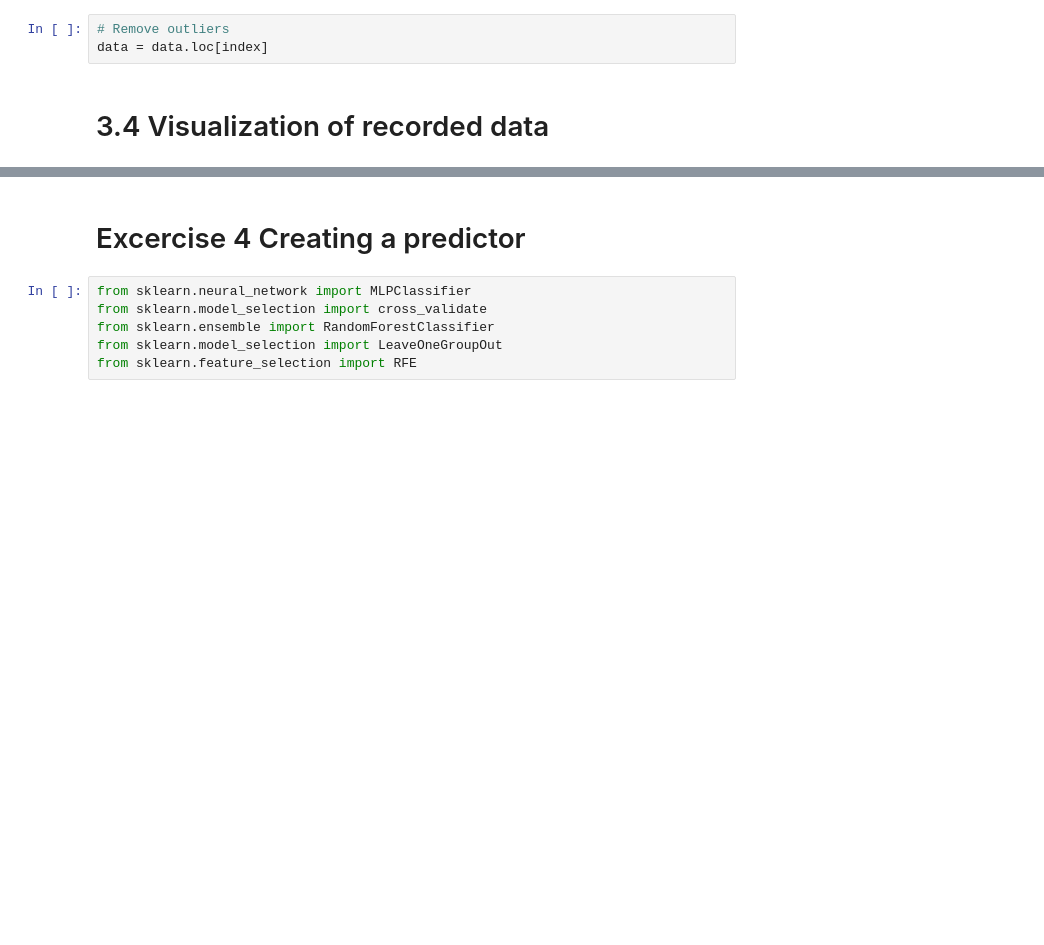
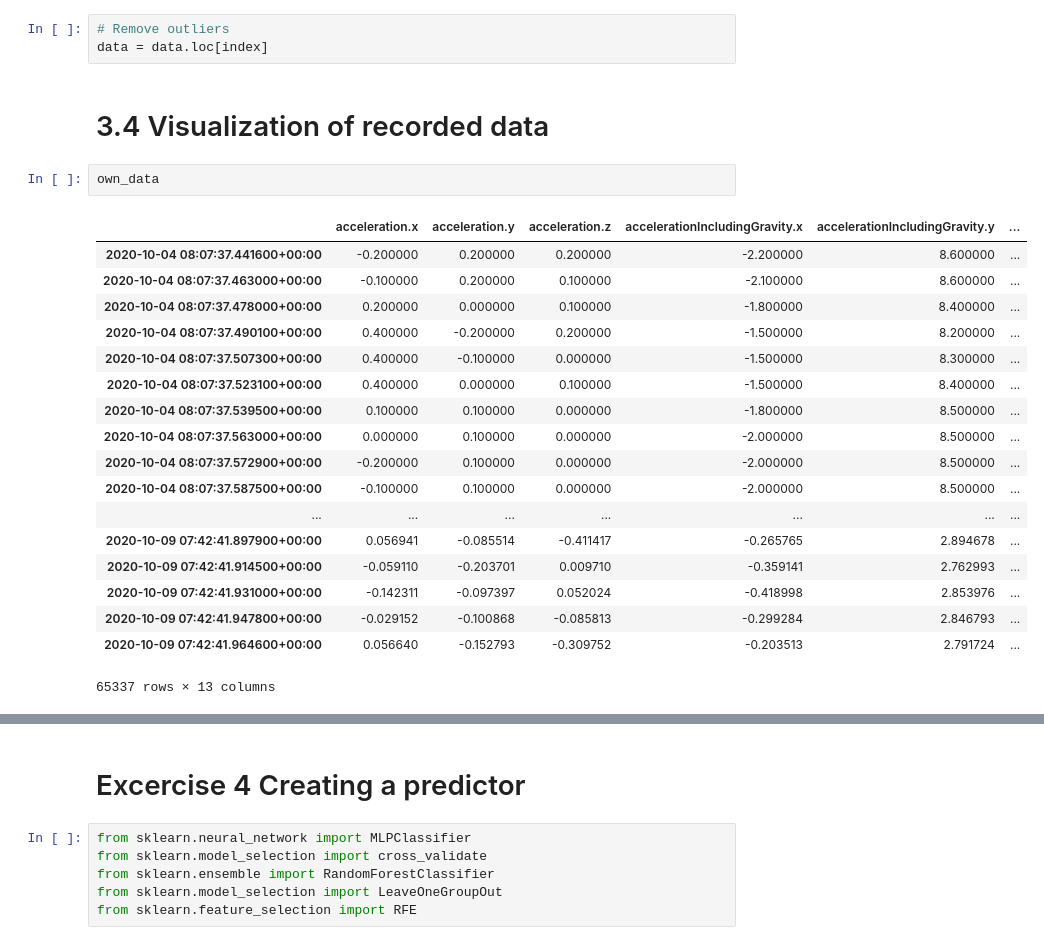
Before and after one commit to wenzlf/KontextsensitiveSysteme, a Jupyter notebook: CSS-Exercice.ipynb, the cells around one changed output, grey strips where cells are left out. Saved outputs shown, nothing was run; the diff lists cells and outputs as text; blank space fills up the shorter version.

```diff
--- a/CSS-Exercice.ipynb
+++ b/CSS-Exercice.ipynb
@@ -136,6 +154,27 @@ index = np.logical_and(minmax_3d_acc.values >= low_lim, minmax_3d_acc.values <=
 data = data.loc[index]
 # %% [markdown]
 # 3.4 Visualization of recorded data
+# %%
+own_data
+# %% [output]
+|  | acceleration.x | acceleration.y | acceleration.z | accelerationIncludingGravity.x | accelerationIncludingGravity.y | ... |
+| 2020-10-04 08:07:37.441600+00:00 | -0.200000 | 0.200000 | 0.200000 | -2.200000 | 8.600000 | ... |
+| 2020-10-04 08:07:37.463000+00:00 | -0.100000 | 0.200000 | 0.100000 | -2.100000 | 8.600000 | ... |
+| 2020-10-04 08:07:37.478000+00:00 | 0.200000 | 0.000000 | 0.100000 | -1.800000 | 8.400000 | ... |
+| 2020-10-04 08:07:37.490100+00:00 | 0.400000 | -0.200000 | 0.200000 | -1.500000 | 8.200000 | ... |
+| 2020-10-04 08:07:37.507300+00:00 | 0.400000 | -0.100000 | 0.000000 | -1.500000 | 8.300000 | ... |
+| 2020-10-04 08:07:37.523100+00:00 | 0.400000 | 0.000000 | 0.100000 | -1.500000 | 8.400000 | ... |
+| 2020-10-04 08:07:37.539500+00:00 | 0.100000 | 0.100000 | 0.000000 | -1.800000 | 8.500000 | ... |
+| 2020-10-04 08:07:37.563000+00:00 | 0.000000 | 0.100000 | 0.000000 | -2.000000 | 8.500000 | ... |
+| 2020-10-04 08:07:37.572900+00:00 | -0.200000 | 0.100000 | 0.000000 | -2.000000 | 8.500000 | ... |
+| 2020-10-04 08:07:37.587500+00:00 | -0.100000 | 0.100000 | 0.000000 | -2.000000 | 8.500000 | ... |
+| ... | ... | ... | ... | ... | ... | ... |
+| 2020-10-09 07:42:41.897900+00:00 | 0.056941 | -0.085514 | -0.411417 | -0.265765 | 2.894678 | ... |
+| 2020-10-09 07:42:41.914500+00:00 | -0.059110 | -0.203701 | 0.009710 | -0.359141 | 2.762993 | ... |
+| 2020-10-09 07:42:41.931000+00:00 | -0.142311 | -0.097397 | 0.052024 | -0.418998 | 2.853976 | ... |
+| 2020-10-09 07:42:41.947800+00:00 | -0.029152 | -0.100868 | -0.085813 | -0.299284 | 2.846793 | ... |
+| 2020-10-09 07:42:41.964600+00:00 | 0.056640 | -0.152793 | -0.309752 | -0.203513 | 2.791724 | ... |
+65337 rows × 13 columns
 # %%
 # Extract labels and subjects
 own_labels = own_data['label'].unique()[1:] # drop "testing"-label
```
Also changed, not shown: parts of 15 cells of this notebook.
